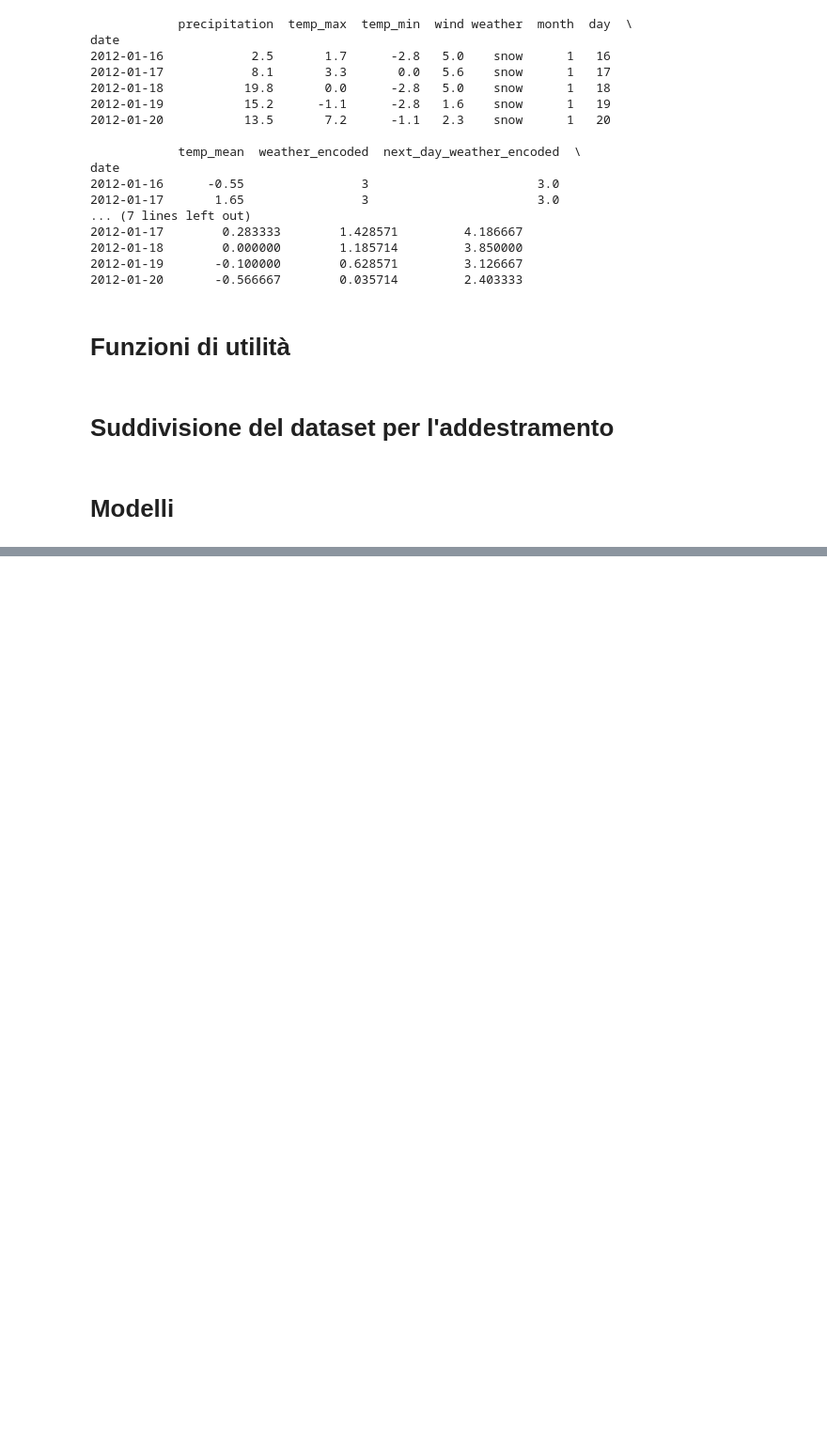
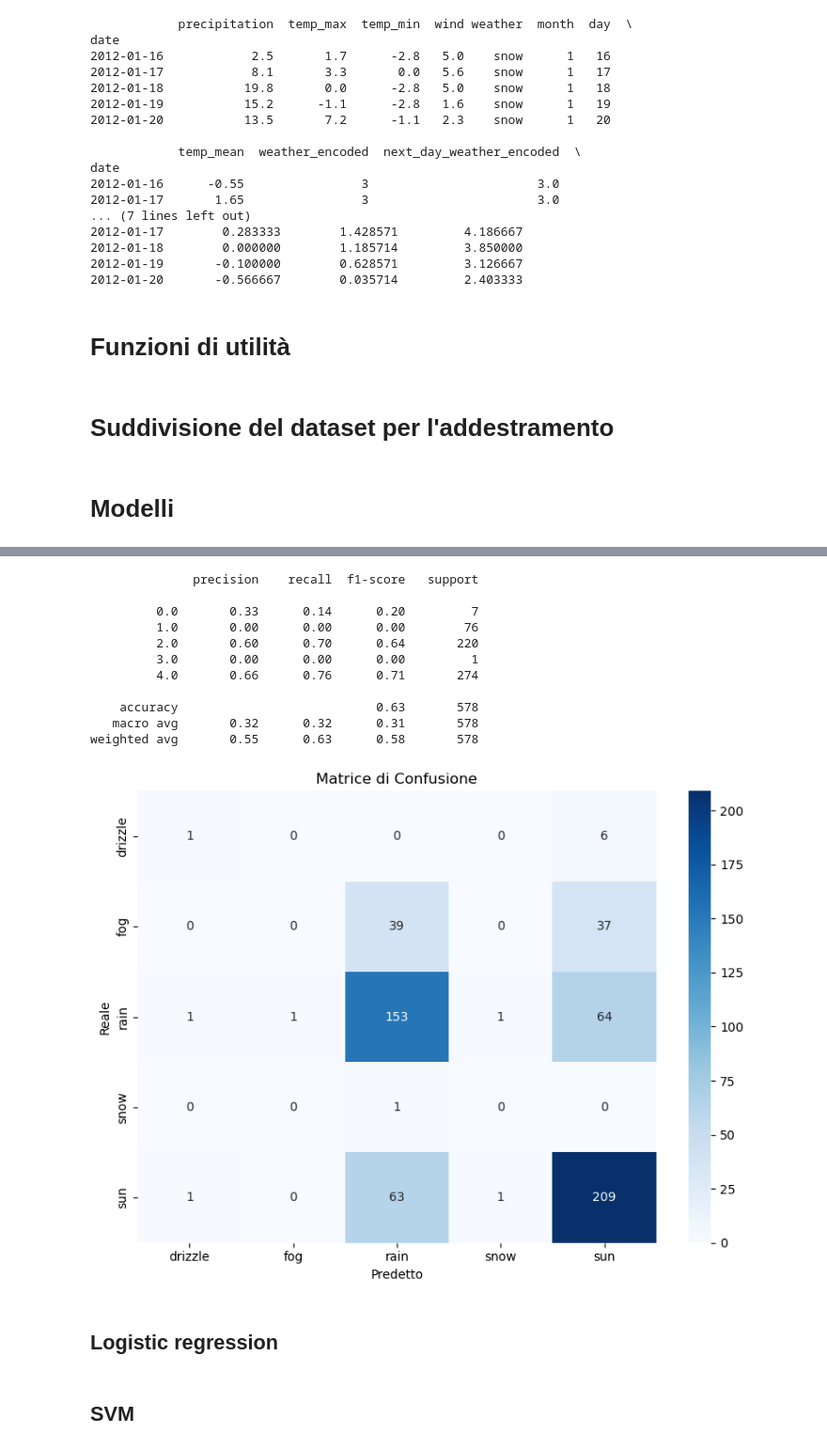
Before and after one commit to Orbmad/Data_Intensive_project, a Jupyter notebook: weather_predictions.ipynb, the cells around one changed output, grey strips where cells are left out. Shown at 94% size. Drawn from its saved outputs; the diff is of its cells as text; code cells hidden in the pictures; blank space fills up the shorter version.

```diff
--- a/weather_predictions.ipynb
+++ b/weather_predictions.ipynb
@@ -329,0 +432,16 @@ X_test, y_test = X.iloc[train_set_treshold:, :], y.iloc[train_set_treshold:]
+# %%
+from sklearn.model_selection import RandomizedSearchCV
+
+params = {
+    'max_depth': [3, 5, 7, 10, 12, 15, 20],
+    'learning_rate': [0.01, 0.05, 0.1],
+    'n_estimators': [100, 200, 300],
+    'subsample': [0.7, 0.8, 1.0],
+    'colsample_bytree': [0.7, 0.8, 1.0],
+    'gamma': [0, 1, 5],
+    'min_child_weight': [1, 3, 5]
+}
+
+xgb_search = XGBClassifier(objective='multi:softprob', num_class=len(encoder.classes_), eval_metric='mlogloss', random_state=42)
+search = RandomizedSearchCV(xgb, param_distributions=params, n_iter=50, scoring='f1_macro', cv=3, verbose=1)
+search.fit(X_train, y_train)
@@ -329,0 +514,22 @@ X_test, y_test = X.iloc[train_set_treshold:, :], y.iloc[train_set_treshold:]
+# %%
+best_xgb = search.best_estimator_
+search_pred = best_xgb.predict(X_test)
+print(classification_report(y_test, search_pred, zero_division=0))
+plot_confusion_matrix(y_test.values, search_pred)
+# %% [output]
+              precision    recall  f1-score   support
+
+         0.0       0.33      0.14      0.20         7
+         1.0       0.00      0.00      0.00        76
+         2.0       0.60      0.70      0.64       220
+         3.0       0.00      0.00      0.00         1
+         4.0       0.66      0.76      0.71       274
+
+    accuracy                           0.63       578
+   macro avg       0.32      0.32      0.31       578
+weighted avg       0.55      0.63      0.58       578
+[figure, added]
+# %% [markdown]
+## Logistic regression
+# %% [markdown]
+## SVM
```
Also changed, not shown: parts of 15 cells of this notebook.
